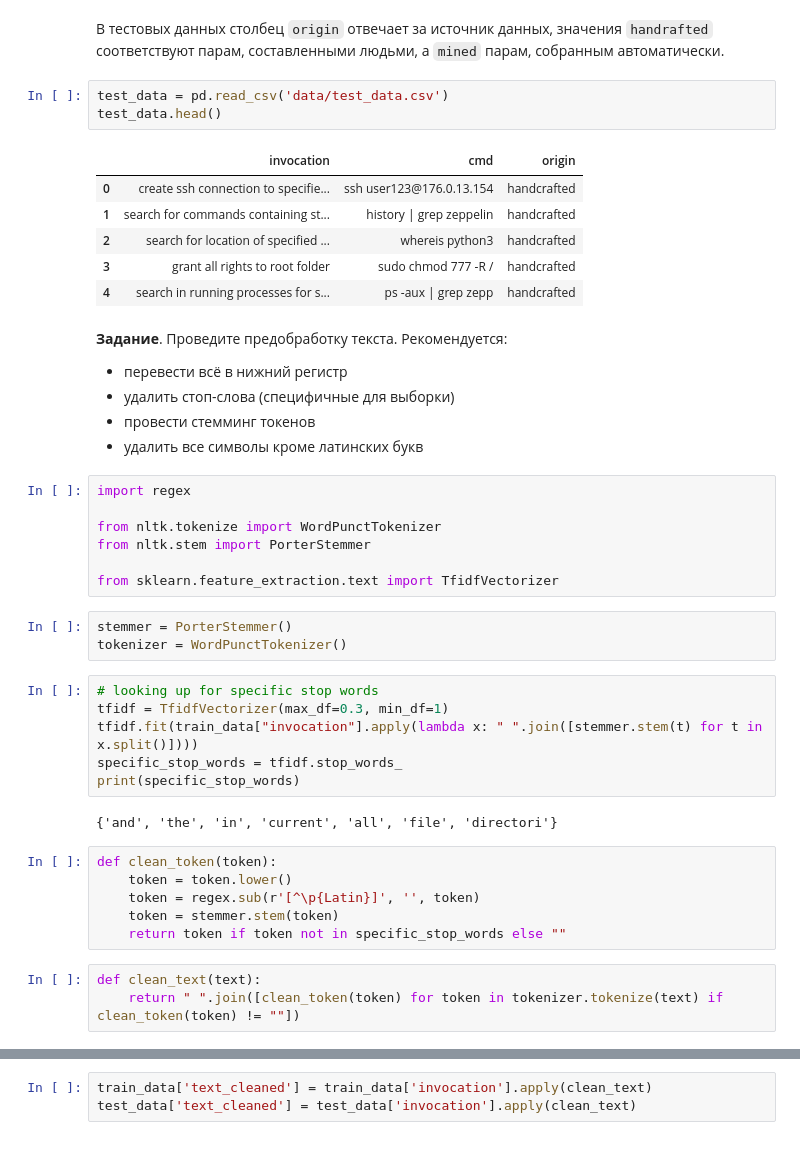
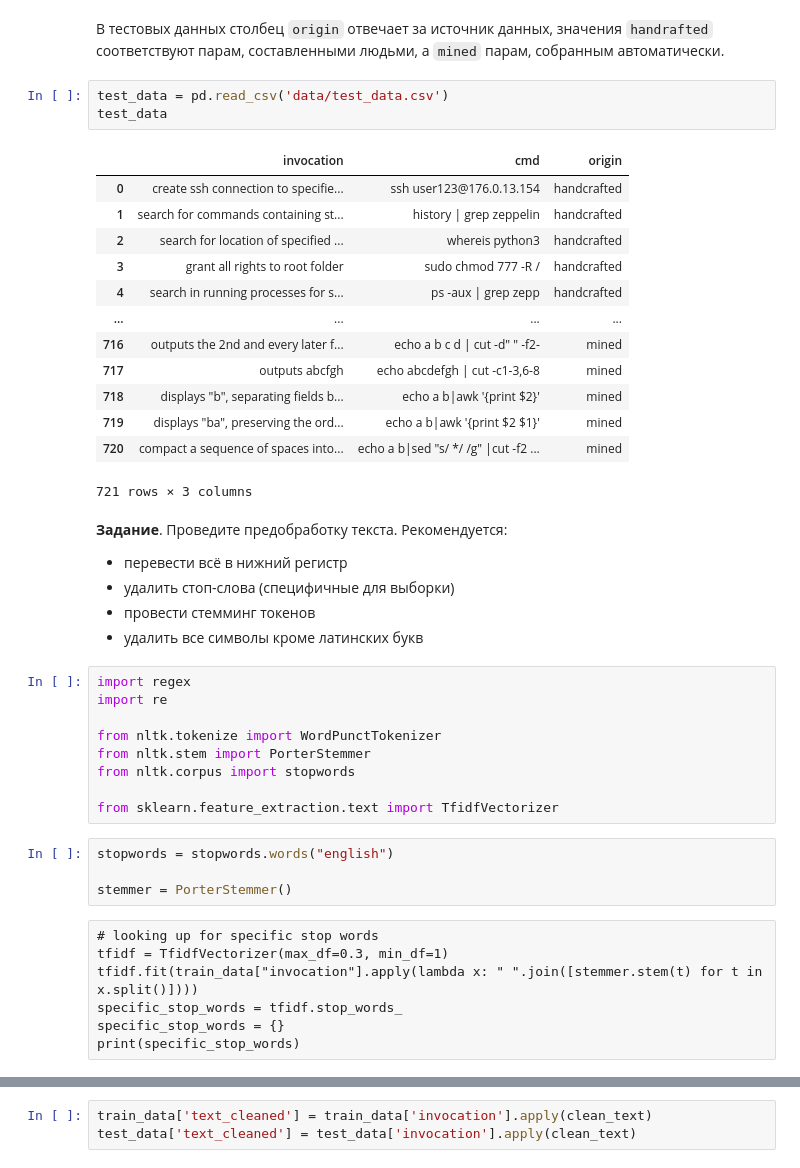
Before and after one commit to SmirnovAlexander/NLP, a Jupyter notebook: 04_generation/lab_generation.ipynb, the cells around one changed output, grey strips where cells are left out. Drawn from its saved outputs; the diff is of its cells as text.

```diff
--- a/04_generation/lab_generation.ipynb
+++ b/04_generation/lab_generation.ipynb
@@ -75,14 +82,21 @@ train_data.head()
 В тестовых данных столбец `origin` отвечает за источник данных, значения `handrafted` соответствуют парам, составленными людьми, а `mined` парам, собранным автоматически.
 # %%
 test_data = pd.read_csv('data/test_data.csv')
-test_data.head()
+test_data
 # %% [output]
 |  | invocation | cmd | origin |
 | 0 | create ssh connection to specifie... | ssh user123@176.0.13.154 | handcrafted |
 | 1 | search for commands containing st... | history | grep zeppelin | handcrafted |
 | 2 | search for location of specified ... | whereis python3 | handcrafted |
 | 3 | grant all rights to root folder | sudo chmod 777 -R / | handcrafted |
 | 4 | search in running processes for s... | ps -aux | grep zepp | handcrafted |
+| ... | ... | ... | ... |
+| 716 | outputs the 2nd and every later f... | echo a b c d | cut -d" " -f2- | mined |
+| 717 | outputs abcfgh | echo abcdefgh | cut -c1-3,6-8 | mined |
+| 718 | displays "b", separating fields b... | echo a b|awk '{print $2}' | mined |
+| 719 | displays "ba", preserving the ord... | echo a b|awk '{print $2 $1}' | mined |
+| 720 | compact a sequence of spaces into... | echo a b|sed "s/ */ /g" |cut -f2 ... | mined |
+721 rows × 3 columns
 # %% [markdown]
 **Задание**. Проведите предобработку текста. Рекомендуется:
 * перевести всё в нижний регистр
@@ -91,28 +105,21 @@ test_data.head()
 * удалить все символы кроме латинских букв
 # %%
 import regex
+import re
 
 from nltk.tokenize import WordPunctTokenizer
 from nltk.stem import PorterStemmer
+from nltk.corpus import stopwords
 
 from sklearn.feature_extraction.text import TfidfVectorizer
-# %%
-stemmer = PorterStemmer()
-tokenizer = WordPunctTokenizer()
-# %%
-# looking up for specific stop words
-tfidf = TfidfVectorizer(max_df=0.3, min_df=1)
-tfidf.fit(train_data["invocation"].apply(lambda x: " ".join([stemmer.stem(t) for t in x.split()])))
-specific_stop_words = tfidf.stop_words_
-print(specific_stop_words)
-# %% [output]
-{'and', 'the', 'in', 'current', 'all', 'file', 'directori'}
-# %%
-def clean_token(token):
-    token = token.lower()
-    token = regex.sub(r'[^\p{Latin}]', '', token)
-    token = stemmer.stem(token)
-    return token if token not in specific_stop_words else ""
-# %%
-def clean_text(text):
-    return " ".join([clean_token(token) for token in tokenizer.tokenize(text) if clean_token(token) != ""])
+# %%
+stopwords = stopwords.words("english")
+
+stemmer = PorterStemmer()
+# %% [raw]
+# looking up for specific stop words
+tfidf = TfidfVectorizer(max_df=0.3, min_df=1)
+tfidf.fit(train_data["invocation"].apply(lambda x: " ".join([stemmer.stem(t) for t in x.split()])))
+specific_stop_words = tfidf.stop_words_
+specific_stop_words = {}
+print(specific_stop_words)
```
Also changed, not shown: parts of 45 cells of this notebook.
